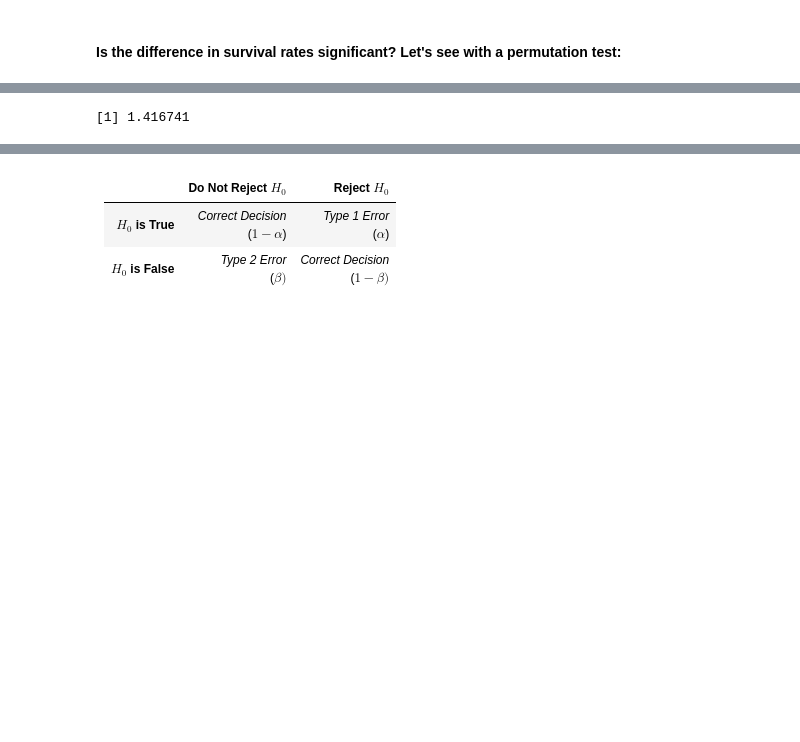
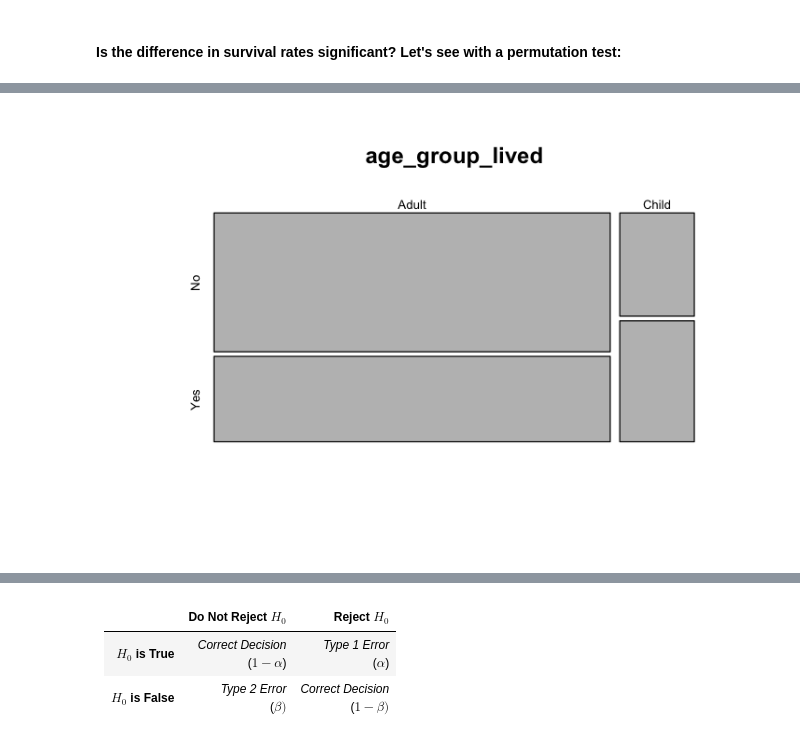
Before and after one commit to mepa/titanic-hypothesis-testing, a Jupyter notebook: 2016-08-18-TitanicHypothesisTesting-R.ipynb, the cells around one changed output, grey strips where cells are left out. Cells and saved outputs as stored; diff of their text form; code cells hidden in the pictures; blank space fills up the shorter version.

```diff
--- a/2016-08-18-TitanicHypothesisTesting-R.ipynb
+++ b/2016-08-18-TitanicHypothesisTesting-R.ipynb
@@ -239,0 +281,4 @@ age_group_survived.prop <- prop.table(age_group.Survived, 1); age_group_survived
+# %%
+# `table` creates a contingency table
+age_group_lived <- table(train_age$AgeGroup, train_age$Lived)
+age_group_lived
@@ -242,9 +364,15 @@ age_group_survived.prop <- prop.table(age_group.Survived, 1); age_group_survived
+# %%
+## The mosaicplot is another way of visualizing
+## complex relationships and can scale effectively
+## for many variables.
+mosaicplot(age_group_lived)
+# %% [output]
+[figure, added]
 # %%
-adult_survived <- age_group_survived.prop[3]
-child_survived <- age_group_survived.prop[4]
-observed <-  child_survived / adult_survived; observed # children are nearly 1.42x more likely to survive
+adult_survival <- age_group_survived.prop[3]
+child_survival <- age_group_survived.prop[4]
+observed <-  child_survived / adult_survived
+observed # children are nearly 1.42x more likely to survive
-# %% [output]
-[1] 1.416741
 # %%
 N=10^4-1 ; result <- numeric(N)
 for (i in 1:N) {
```
Also changed, not shown: parts of 51 cells of this notebook.
